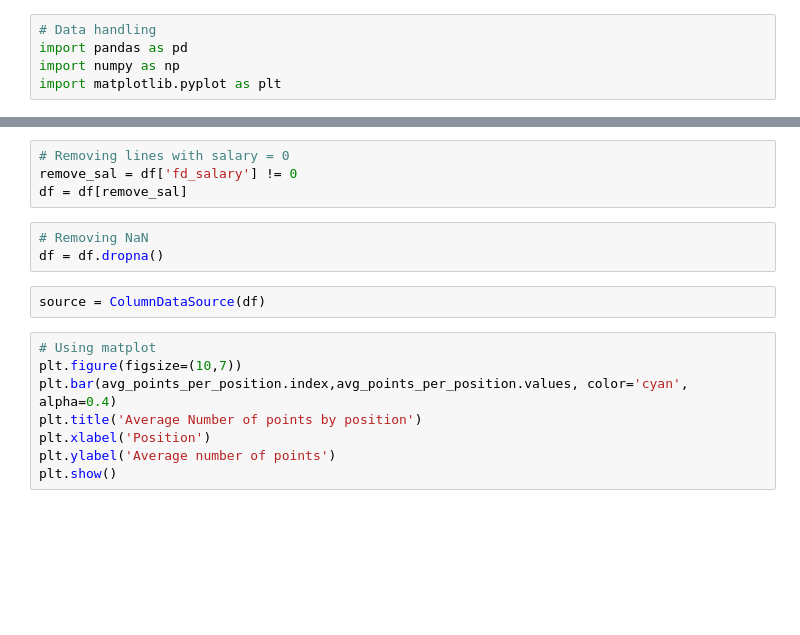
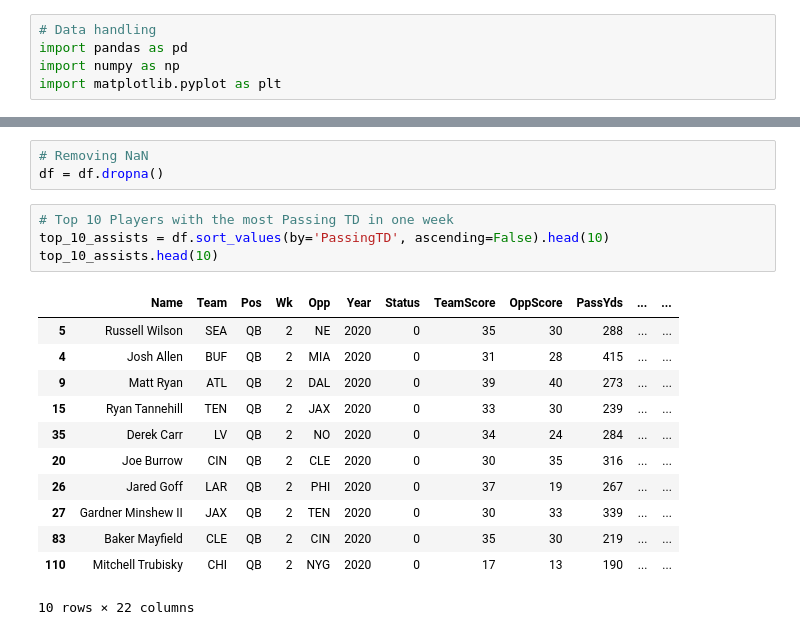
Before and after one commit to isabel-fernandes/fantasy-nfl-lineup-optimizer, a Jupyter notebook: dashboard/player_weekly_data.ipynb, the cells around one changed output, grey strips where cells are left out. Cells and saved outputs as stored; diff of their text form; blank space fills up the shorter version.

```diff
--- a/dashboard/player_weekly_data.ipynb
+++ b/dashboard/player_weekly_data.ipynb
@@ -12,17 +18,20 @@ df.head()
-# %%
-# Removing lines with salary = 0
-remove_sal = df['fd_salary'] != 0
-df = df[remove_sal]
 # %%
 # Removing NaN
 df = df.dropna()
-# %%
-source = ColumnDataSource(df)
-# %%
-# Using matplot
-plt.figure(figsize=(10,7))
-plt.bar(avg_points_per_position.index,avg_points_per_position.values, color='cyan', alpha=0.4)
-plt.title('Average Number of points by position')
-plt.xlabel('Position')
-plt.ylabel('Average number of points')
-plt.show()
+# %%
+# Top 10 Players with the most Passing TD in one week
+top_10_assists = df.sort_values(by='PassingTD', ascending=False).head(10)
+top_10_assists.head(10)
+# %% [output]
+|  | Name | Team | Pos | Wk | Opp | Year | Status | TeamScore | OppScore | PassYds | ... | ... |
+| 5 | Russell Wilson | SEA | QB | 2 | NE | 2020 | 0 | 35 | 30 | 288 | ... | ... |
+| 4 | Josh Allen | BUF | QB | 2 | MIA | 2020 | 0 | 31 | 28 | 415 | ... | ... |
+| 9 | Matt Ryan | ATL | QB | 2 | DAL | 2020 | 0 | 39 | 40 | 273 | ... | ... |
+| 15 | Ryan Tannehill | TEN | QB | 2 | JAX | 2020 | 0 | 33 | 30 | 239 | ... | ... |
+| 35 | Derek Carr | LV | QB | 2 | NO | 2020 | 0 | 34 | 24 | 284 | ... | ... |
+| 20 | Joe Burrow | CIN | QB | 2 | CLE | 2020 | 0 | 30 | 35 | 316 | ... | ... |
+| 26 | Jared Goff | LAR | QB | 2 | PHI | 2020 | 0 | 37 | 19 | 267 | ... | ... |
+| 27 | Gardner Minshew II | JAX | QB | 2 | TEN | 2020 | 0 | 30 | 33 | 339 | ... | ... |
+| 83 | Baker Mayfield | CLE | QB | 2 | CIN | 2020 | 0 | 35 | 30 | 219 | ... | ... |
+| 110 | Mitchell Trubisky | CHI | QB | 2 | NYG | 2020 | 0 | 17 | 13 | 190 | ... | ... |
+10 rows × 22 columns
```
Also changed, not shown: parts of 5 cells of this notebook.
